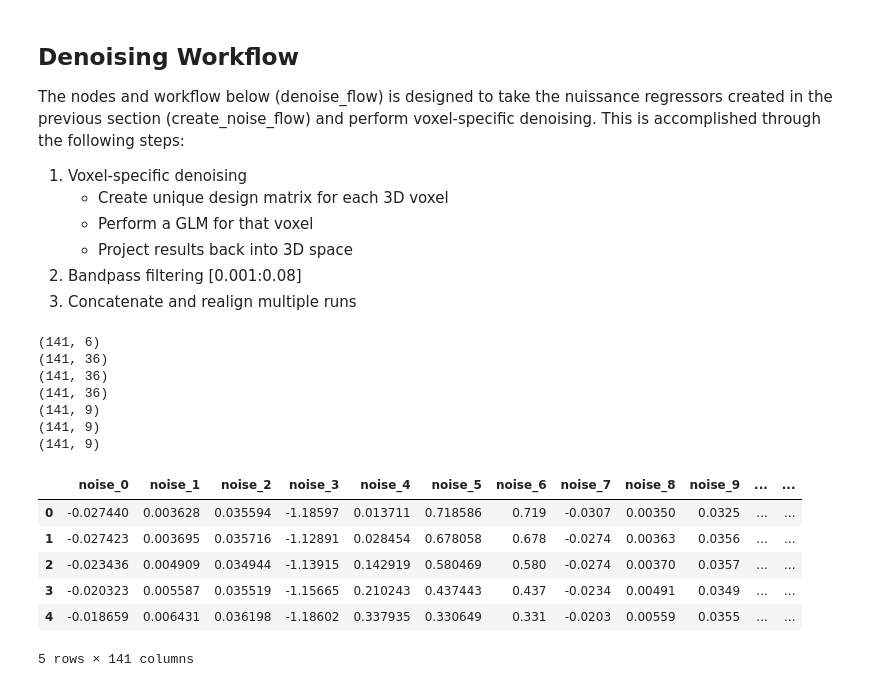
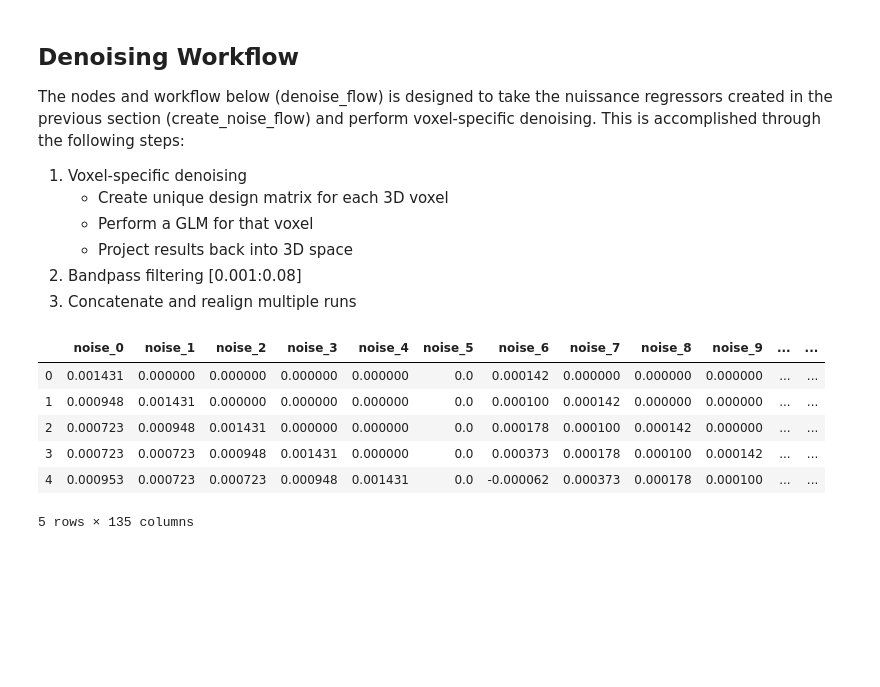
Before and after one commit to catcamacho/infant_rest, a Jupyter notebook: motion_DM/preprocessing_new.ipynb, the cells around one changed output. Cells and saved outputs as stored; diff of their text form; code cells hidden in the pictures; blank space fills up the shorter version.

```diff
--- a/motion_DM/preprocessing_new.ipynb
+++ b/motion_DM/preprocessing_new.ipynb
@@ -546,29 +597,0 @@ def voxelwise_glm(func,shared_noise,mean_func,voxel_wise_noise,mask):
-# %%
-motion='/Users/catcamacho/Dropbox/temp/babies_20191010/_prep_motion0/rest_moco.nii.gz.par'
-leadlagmotion='/Users/catcamacho/Dropbox/temp/babies_20191010/_prep_motion0/leadlag.txt'
-leadlagderivsmotion='/Users/catcamacho/Dropbox/temp/babies_20191010/_prep_motion0/derivsleadlag.txt'
-leadlagderivs_squaremotion='/Users/catcamacho/Dropbox/temp/babies_20191010/_prep_motion0/derivssqleadlag.txt'
-wmcsf='/Users/catcamacho/Dropbox/temp/babies_20191010/_comp_wmcsf_noise0/components.txt'
-session='/Users/catcamacho/Dropbox/temp/babies_20191010/_comp_session_noise0/components.txt'
-mean_func_components='/Users/catcamacho/Dropbox/temp/babies_20191010/mean_func/components.txt'
-
-shared_noise = org_shared_noise(motion, leadlagmotion, leadlagderivsmotion, leadlagderivs_squaremotion, wmcsf, session, mean_func_components)
-func = '/Users/catcamacho/Dropbox/temp/babies_20191010/_trim0/realigned_func.nii.gz'
-mean_func = '/Users/catcamacho/Dropbox/temp/babies_20191010/mean_func/mean_funcs.nii.gz'
-mask = '/Users/catcamacho/Box/SNAP/BABIES/templates/6mo_T2w_template_2mm_mask.nii.gz'
-shared_noise.head()
-# %% [output]
-(141, 6)
-(141, 36)
-(141, 36)
-(141, 36)
-(141, 9)
-(141, 9)
-(141, 9)
-|  | noise_0 | noise_1 | noise_2 | noise_3 | noise_4 | noise_5 | noise_6 | noise_7 | noise_8 | noise_9 | ... | ... |
-| 0 | -0.027440 | 0.003628 | 0.035594 | -1.18597 | 0.013711 | 0.718586 | 0.719 | -0.0307 | 0.00350 | 0.0325 | ... | ... |
-| 1 | -0.027423 | 0.003695 | 0.035716 | -1.12891 | 0.028454 | 0.678058 | 0.678 | -0.0274 | 0.00363 | 0.0356 | ... | ... |
-| 2 | -0.023436 | 0.004909 | 0.034944 | -1.13915 | 0.142919 | 0.580469 | 0.580 | -0.0274 | 0.00370 | 0.0357 | ... | ... |
-| 3 | -0.020323 | 0.005587 | 0.035519 | -1.15665 | 0.210243 | 0.437443 | 0.437 | -0.0234 | 0.00491 | 0.0349 | ... | ... |
-| 4 | -0.018659 | 0.006431 | 0.036198 | -1.18602 | 0.337935 | 0.330649 | 0.331 | -0.0203 | 0.00559 | 0.0355 | ... | ... |
-5 rows × 141 columns
@@ -575,3 +641,24 @@ shared_noise.head()
+# %%
+leadlagmotion='/home/camachocm2/Analysis/SNAP/processed/preproc/leadlagmotion/0027/_prep_motion0/leadlag.txt'
+leadlagderivsmotion='/home/camachocm2/Analysis/SNAP/processed/preproc/leadlagderivsmotion/0027/_prep_motion0/derivsleadlag.txt'
+leadlagderivs_squaremotion='/home/camachocm2/Analysis/SNAP/processed/preproc/leadlagderivs_squaremotion/0027/_prep_motion0/derivssqleadlag.txt'
+wmcsf='/home/camachocm2/Analysis/SNAP/processed/preproc/subject_wmcsf_comp_noise/0027/_comp_wmcsf_noise0/components.txt'
+session='/home/camachocm2/Analysis/SNAP/processed/preproc/subject_session_comp_noise/0027/_comp_session_noise0/components.txt'
+mean_func_components='/home/camachocm2/Analysis/SNAP/processed/preproc/mean_func/components.txt'
+
+shared_noise = org_shared_noise(leadlagmotion, leadlagderivsmotion, leadlagderivs_squaremotion, wmcsf, session, mean_func_components)
+func = '/home/camachocm2/Analysis/SNAP/processed/preproc/registered_func/0027/_xfmFUNC0/realigned_func.nii.gz'
+mean_func = '/home/camachocm2/Analysis/SNAP/processed/preproc/mean_func/mean_funcs.nii.gz'
+mask = '/home/camachocm2/Analysis/SNAP/templates/6mo_T2w_template_2mm_mask.nii.gz'
+shared_noise.head()
+# %% [output]
+|  | noise_0 | noise_1 | noise_2 | noise_3 | noise_4 | noise_5 | noise_6 | noise_7 | noise_8 | noise_9 | ... | ... |
+| 0 | 0.001431 | 0.000000 | 0.000000 | 0.000000 | 0.000000 | 0.0 | 0.000142 | 0.000000 | 0.000000 | 0.000000 | ... | ... |
+| 1 | 0.000948 | 0.001431 | 0.000000 | 0.000000 | 0.000000 | 0.0 | 0.000100 | 0.000142 | 0.000000 | 0.000000 | ... | ... |
+| 2 | 0.000723 | 0.000948 | 0.001431 | 0.000000 | 0.000000 | 0.0 | 0.000178 | 0.000100 | 0.000142 | 0.000000 | ... | ... |
+| 3 | 0.000723 | 0.000723 | 0.000948 | 0.001431 | 0.000000 | 0.0 | 0.000373 | 0.000178 | 0.000100 | 0.000142 | ... | ... |
+| 4 | 0.000953 | 0.000723 | 0.000723 | 0.000948 | 0.001431 | 0.0 | -0.000062 | 0.000373 | 0.000178 | 0.000100 | ... | ... |
+5 rows × 135 columns
 # %%
 from os.path import abspath
 from glm.glm import GLM
```
Also changed, not shown: parts of 13 cells of this notebook.
